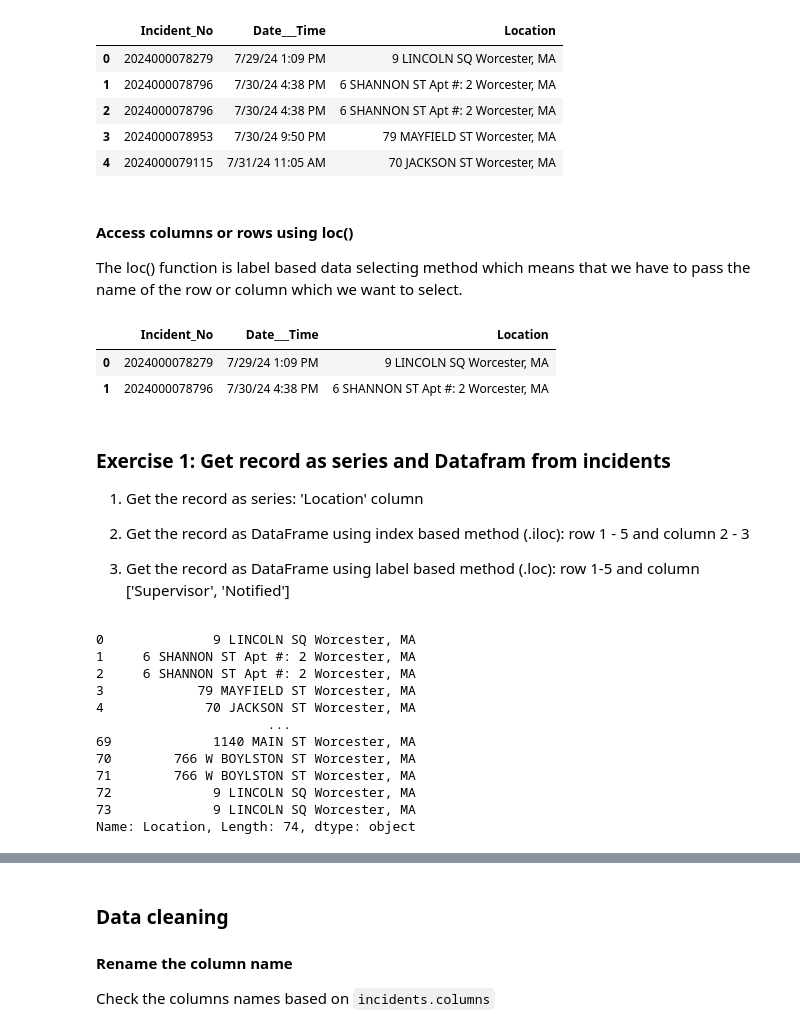
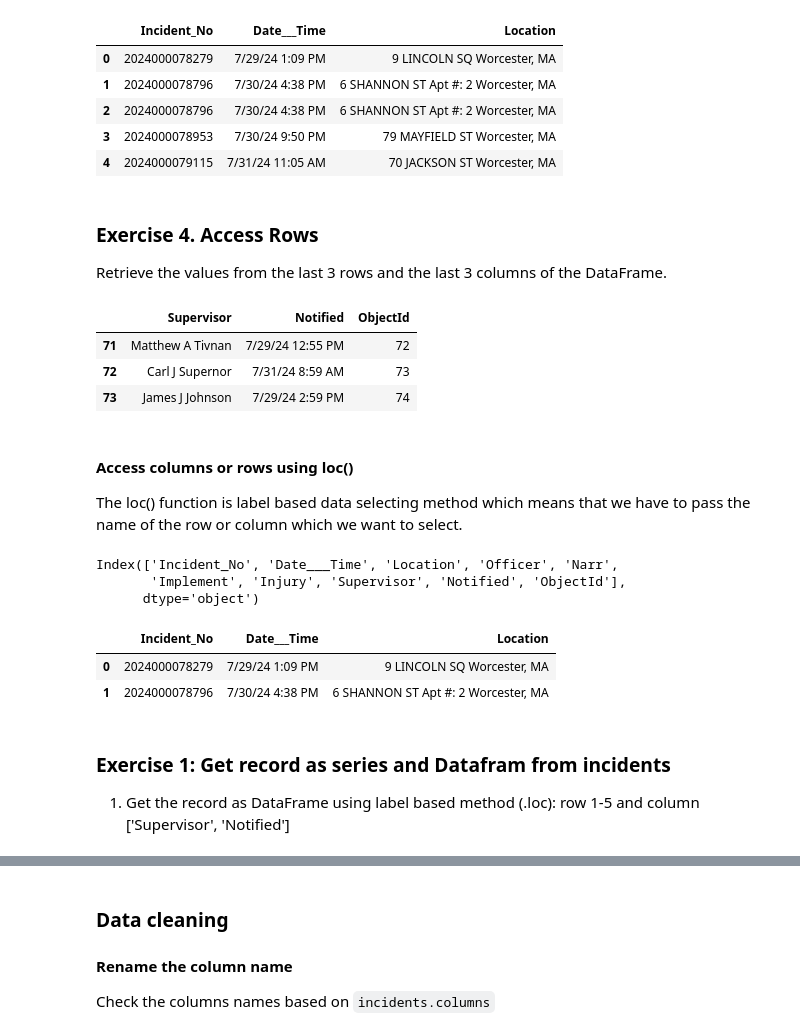
Before and after one commit to gisynw/Python_3404, a Jupyter notebook: docs/Lectures/Week04/Week04_Pandas.ipynb, the cells around one changed output, grey strips where cells are left out. Cells and saved outputs as stored; diff of their text form; code cells hidden in the pictures.

```diff
--- a/docs/Lectures/Week04/Week04_Pandas.ipynb
+++ b/docs/Lectures/Week04/Week04_Pandas.ipynb
@@ -213,9 +240,27 @@ sub_inci
 | 2 | 2024000078796 | 7/30/24 4:38 PM | 6 SHANNON ST Apt #: 2 Worcester, MA |
 | 3 | 2024000078953 | 7/30/24 9:50 PM | 79 MAYFIELD ST Worcester, MA |
 | 4 | 2024000079115 | 7/31/24 11:05 AM | 70 JACKSON ST Worcester, MA |
+# %% [markdown]
+### Exercise 4. Access Rows
+
+Retrieve the values from the last 3 rows and the last 3 columns of the DataFrame.
+# %%
+sub_inci = incidents.iloc[-3:,-3:]
+sub_inci
+# %% [output]
+|  | Supervisor | Notified | ObjectId |
+| 71 | Matthew A Tivnan | 7/29/24 12:55 PM | 72 |
+| 72 | Carl J Supernor | 7/31/24 8:59 AM | 73 |
+| 73 | James J Johnson | 7/29/24 2:59 PM | 74 |
 # %% [markdown]
 #### Access columns or rows using loc()
 The loc() function is label based data selecting method which means that we have to pass the name of the row or column which we want to select.
+# %%
+incidents.columns
+# %% [output]
+Index(['Incident_No', 'Date___Time', 'Location', 'Officer', 'Narr',
+       'Implement', 'Injury', 'Supervisor', 'Notified', 'ObjectId'],
+      dtype='object')
 # %%
 rst = incidents.loc[0:1,['Incident_No', 'Date___Time', 'Location']]
 rst
@@ -225,23 +270,5 @@ rst
 | 1 | 2024000078796 | 7/30/24 4:38 PM | 6 SHANNON ST Apt #: 2 Worcester, MA |
 # %% [markdown]
 ### Exercise 1: Get record as series and Datafram from incidents
-1. Get the record as series: 'Location' column
 
-2. Get the record as DataFrame using index based method (.iloc): row 1 - 5 and column 2 - 3
-
-3. Get the record as DataFrame using label based method (.loc): row 1-5 and column ['Supervisor', 'Notified']
+1. Get the record as DataFrame using label based method (.loc): row 1-5 and column ['Supervisor', 'Notified']
-# %%
-incidents.Location
-# %% [output]
-0              9 LINCOLN SQ Worcester, MA
-1     6 SHANNON ST Apt #: 2 Worcester, MA
-2     6 SHANNON ST Apt #: 2 Worcester, MA
-3            79 MAYFIELD ST Worcester, MA
-4             70 JACKSON ST Worcester, MA
-                      ...
-69             1140 MAIN ST Worcester, MA
-70        766 W BOYLSTON ST Worcester, MA
-71        766 W BOYLSTON ST Worcester, MA
-72             9 LINCOLN SQ Worcester, MA
-73             9 LINCOLN SQ Worcester, MA
-Name: Location, Length: 74, dtype: object
```
Also changed, not shown: parts of 24 cells of this notebook, 5 other files.
